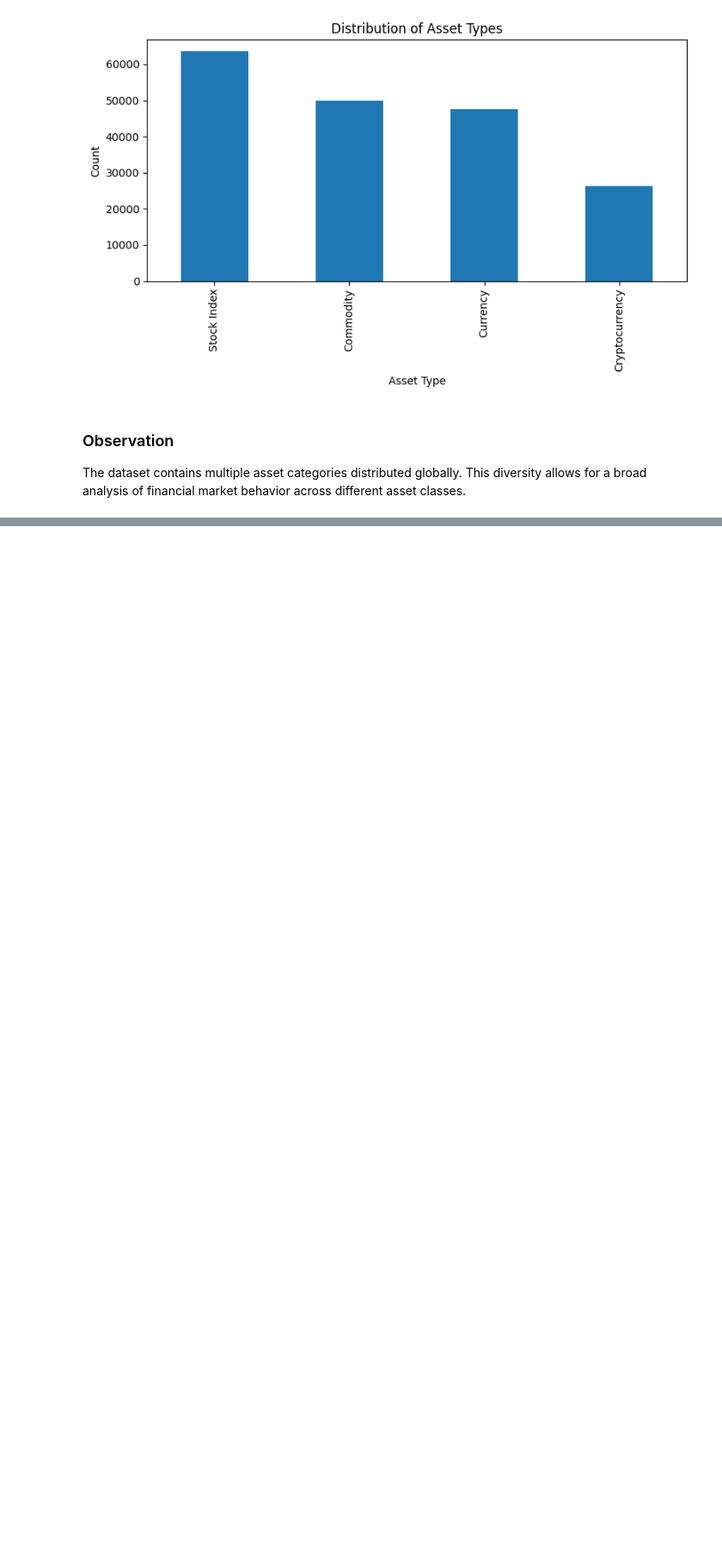
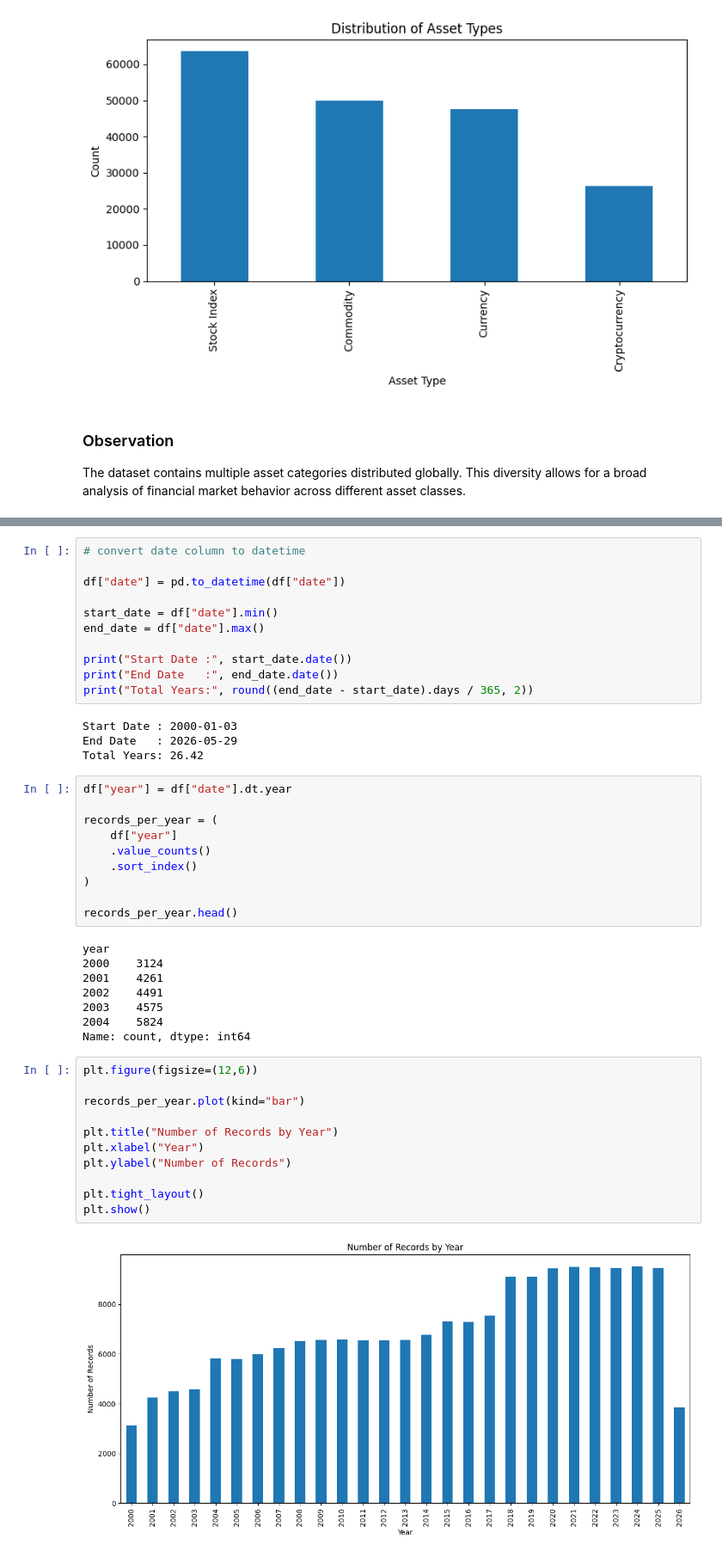
Before and after one commit to sagnik5549/Market_Analysis_2000_Present, a Jupyter notebook: Notebooks/03_Exploratory_Data_Analysis.ipynb, the cells around one changed output, grey strips where cells are left out. Shown at 86% size. Saved outputs shown, nothing was run; the diff lists cells and outputs as text; blank space fills up the shorter version.

```diff
--- a/Notebooks/03_Exploratory_Data_Analysis.ipynb
+++ b/Notebooks/03_Exploratory_Data_Analysis.ipynb
@@ -126,0 +131,46 @@ The dataset contains multiple asset categories distributed globally. This divers
+# %%
+# convert date column to datetime
+
+df["date"] = pd.to_datetime(df["date"])
+
+start_date = df["date"].min()
+end_date = df["date"].max()
+
+print("Start Date :", start_date.date())
+print("End Date   :", end_date.date())
+print("Total Years:", round((end_date - start_date).days / 365, 2))
+# %% [output]
+Start Date : 2000-01-03
+End Date   : 2026-05-29
+Total Years: 26.42
+# %%
+df["year"] = df["date"].dt.year
+
+records_per_year = (
+    df["year"]
+    .value_counts()
+    .sort_index()
+)
+
+records_per_year.head()
+# %% [output]
+year
+2000    3124
+2001    4261
+2002    4491
+2003    4575
+2004    5824
+Name: count, dtype: int64
+# %%
+plt.figure(figsize=(12,6))
+
+records_per_year.plot(kind="bar")
+
+plt.title("Number of Records by Year")
+plt.xlabel("Year")
+plt.ylabel("Number of Records")
+
+plt.tight_layout()
+plt.show()
+# %% [output]
+[figure, added]
```
Also changed, not shown: parts of 17 cells of this notebook.
